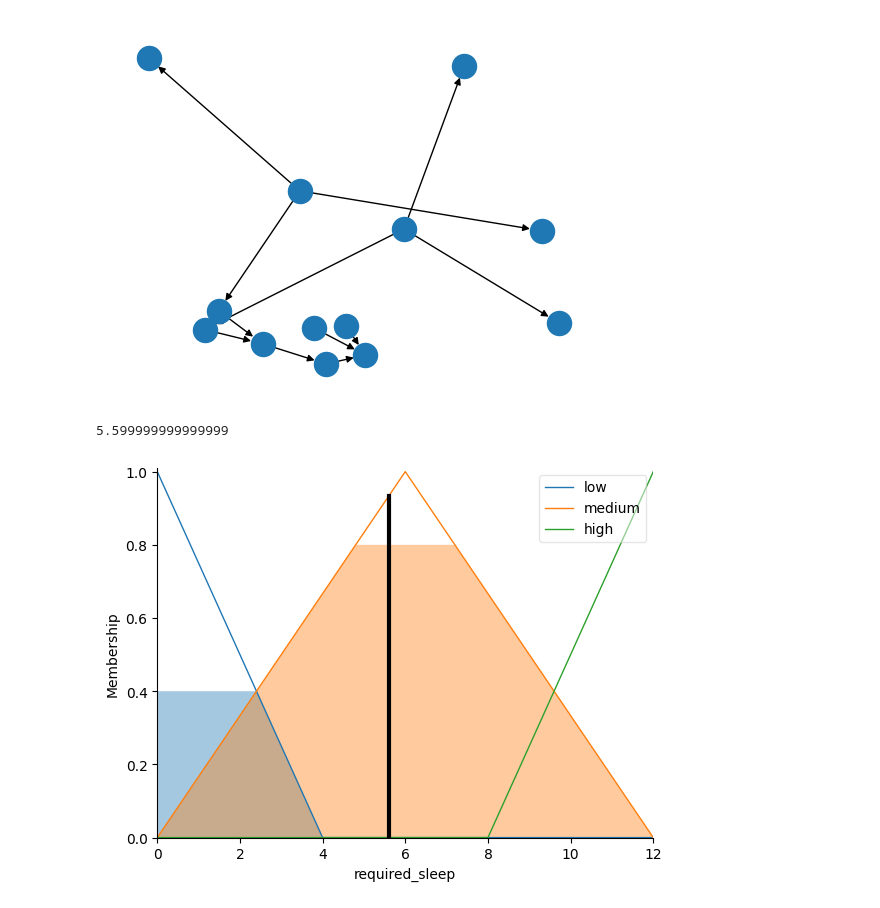
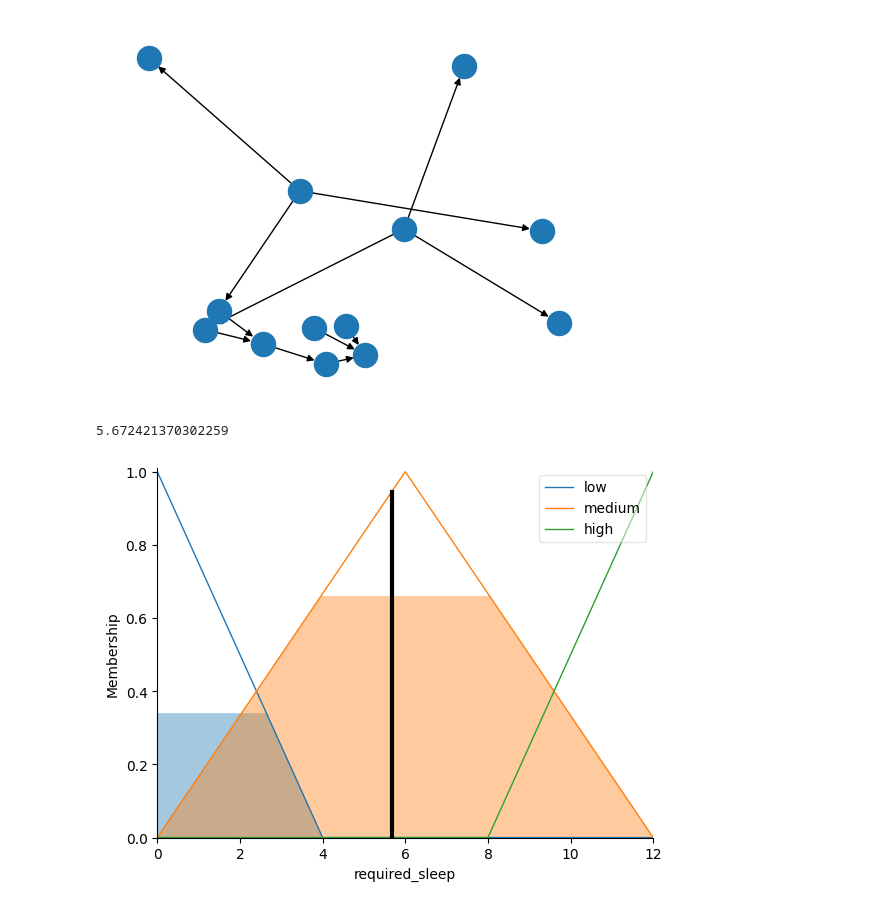
Before and after one commit to RobinDanz/fuzzy-tutorial, a Jupyter notebook: 03_FuzzyAdaptiveSmartAlarmSystem.ipynb, the cells around one changed output. Cells and saved outputs as stored; diff of their text form; code cells hidden in the pictures.

```diff
--- a/03_FuzzyAdaptiveSmartAlarmSystem.ipynb
+++ b/03_FuzzyAdaptiveSmartAlarmSystem.ipynb
@@ -35,13 +35,13 @@ rule1.view()
 sleep_ctrl = ctrl.ControlSystem([rule1, rule2, rule3])
 sleep_time = ctrl.ControlSystemSimulation(sleep_ctrl)
 # %%
-sleep_time.input['fatigue_level'] = 3
-sleep_time.input['sleep_quality'] = 6
+sleep_time.input['fatigue_level'] = 3.3
+sleep_time.input['sleep_quality'] = 6.7
 
 sleep_time.compute()
 
 print(sleep_time.output['required_sleep'])
 required_sleep_time.view(sim=sleep_time)
 # %% [output]
-5.599999999999999
+5.672421370302259
-[figure, old version]
+[figure, new version]
```
